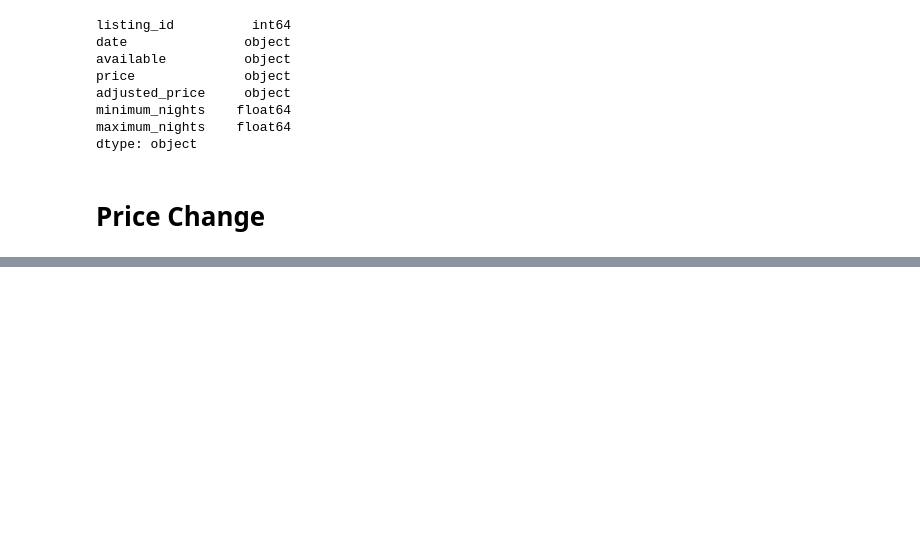
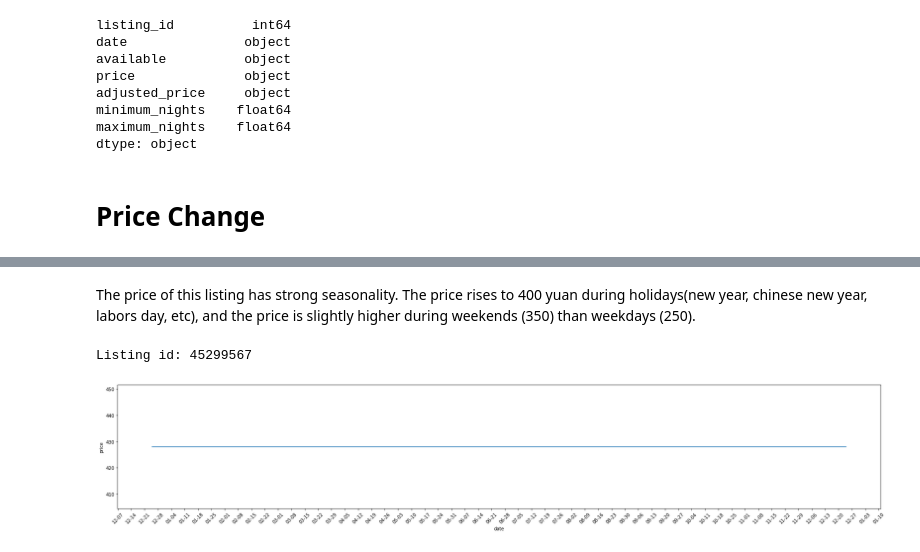
Before and after one commit to anqi-guo/udacity-dsnd-project1, a Jupyter notebook: calendar.ipynb, the cells around one changed output, grey strips where cells are left out. Drawn from its saved outputs; the diff is of its cells as text; code cells hidden in the pictures; blank space fills up the shorter version.

```diff
--- a/calendar.ipynb
+++ b/calendar.ipynb
@@ -67,0 +71,8 @@ plt.setp(ax.xaxis.get_majorticklabels(), rotation = 45);
+# %% [markdown]
+The price of this listing has strong seasonality. The price rises to 400 yuan during holidays(new year, chinese new year, labors day, etc), and the price is slightly higher during weekends (350) than weekdays (250).
+# %%
+listing_id = random.choice(df['listing_id'].unique())
+draw_price_change(listing_id)
+# %% [output]
+Listing id: 45299567
+[figure, added]
```
Also changed, not shown: parts of 4 cells of this notebook.
